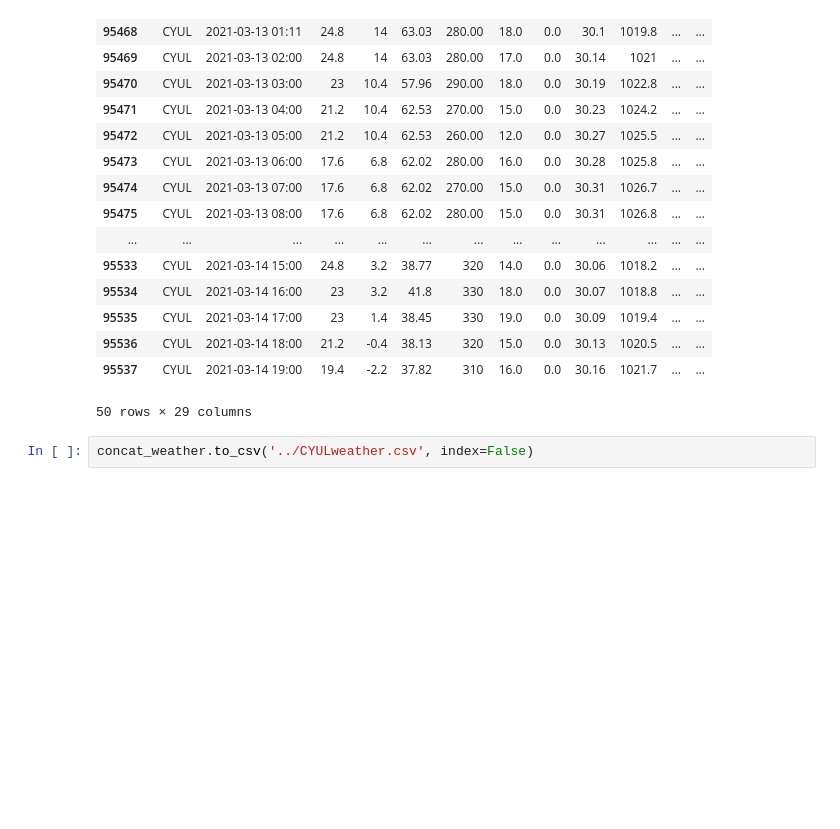
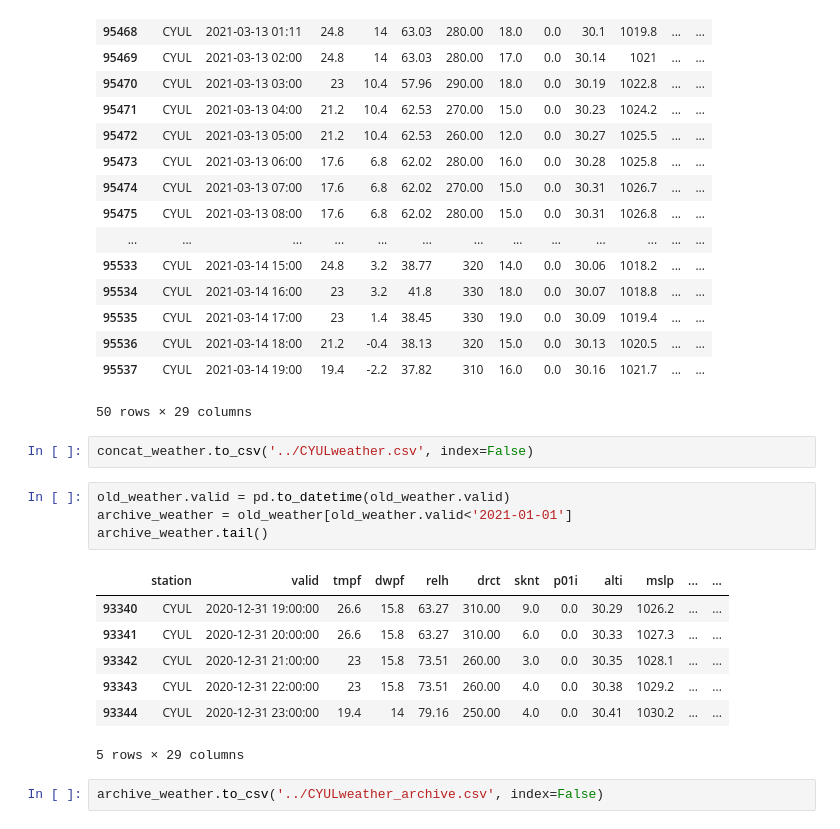
Before and after one commit to drdevinhopkins/210307, a Jupyter notebook: notebooks/update_weather.ipynb, the cells around one changed output. Drawn from its saved outputs; the diff is of its cells as text; blank space fills up the shorter version.

Commit message:
weather

```diff
--- a/notebooks/update_weather.ipynb
+++ b/notebooks/update_weather.ipynb
@@ -66,3 +66,17 @@ concat_weather.tail(50)
 50 rows × 29 columns
 # %%
 concat_weather.to_csv('../CYULweather.csv', index=False)
+# %%
+old_weather.valid = pd.to_datetime(old_weather.valid)
+archive_weather = old_weather[old_weather.valid<'2021-01-01']
+archive_weather.tail()
+# %% [output]
+|  | station | valid | tmpf | dwpf | relh | drct | sknt | p01i | alti | mslp | ... | ... |
+| 93340 | CYUL | 2020-12-31 19:00:00 | 26.6 | 15.8 | 63.27 | 310.00 | 9.0 | 0.0 | 30.29 | 1026.2 | ... | ... |
+| 93341 | CYUL | 2020-12-31 20:00:00 | 26.6 | 15.8 | 63.27 | 310.00 | 6.0 | 0.0 | 30.33 | 1027.3 | ... | ... |
+| 93342 | CYUL | 2020-12-31 21:00:00 | 23 | 15.8 | 73.51 | 260.00 | 3.0 | 0.0 | 30.35 | 1028.1 | ... | ... |
+| 93343 | CYUL | 2020-12-31 22:00:00 | 23 | 15.8 | 73.51 | 260.00 | 4.0 | 0.0 | 30.38 | 1029.2 | ... | ... |
+| 93344 | CYUL | 2020-12-31 23:00:00 | 19.4 | 14 | 79.16 | 250.00 | 4.0 | 0.0 | 30.41 | 1030.2 | ... | ... |
+5 rows × 29 columns
+# %%
+archive_weather.to_csv('../CYULweather_archive.csv', index=False)
```
Also changed, not shown: parts of 3 cells of this notebook, 2 other files.
